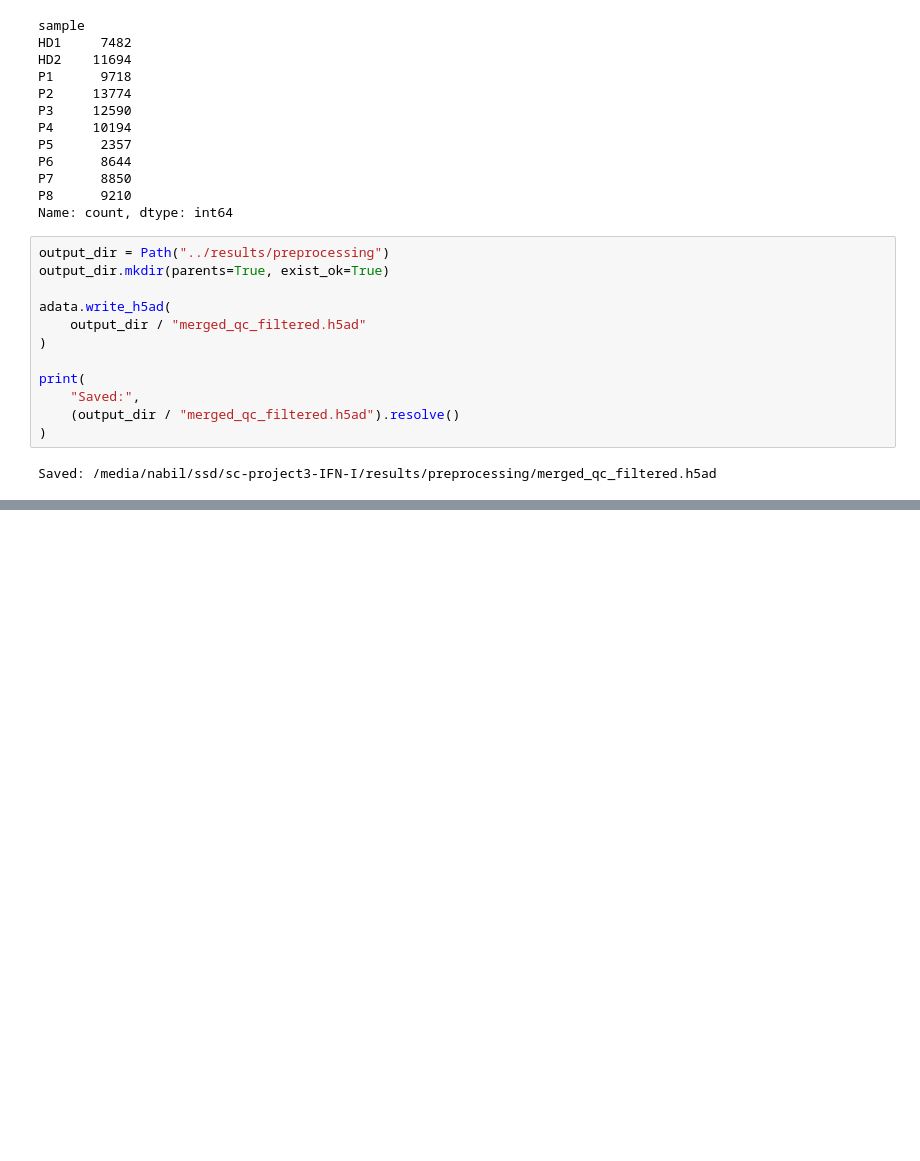
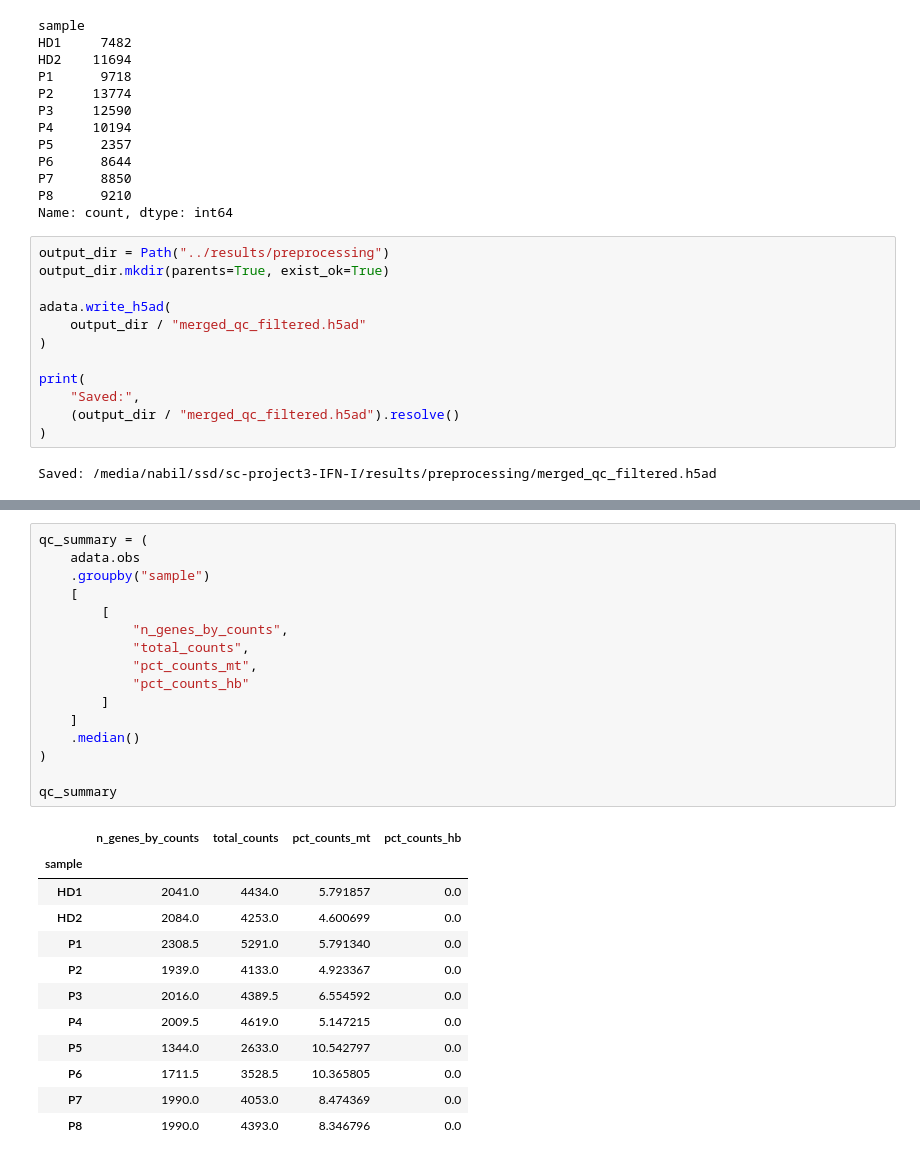
Before and after one commit to Ahmed-Nabil-31/sc-project3-IFN-I, a Jupyter notebook: notebooks/01_data_loading_qc.ipynb, the cells around one changed output, grey strips where cells are left out. Saved outputs shown, nothing was run; the diff lists cells and outputs as text; blank space fills up the shorter version.

```diff
--- a/notebooks/01_data_loading_qc.ipynb
+++ b/notebooks/01_data_loading_qc.ipynb
@@ -369,0 +470,29 @@ Saved: /media/nabil/ssd/sc-project3-IFN-I/results/preprocessing/merged_qc_filter
+# %%
+qc_summary = (
+    adata.obs
+    .groupby("sample")
+    [
+        [
+            "n_genes_by_counts",
+            "total_counts",
+            "pct_counts_mt",
+            "pct_counts_hb"
+        ]
+    ]
+    .median()
+)
+
+qc_summary
+# %% [output]
+|  | n_genes_by_counts | total_counts | pct_counts_mt | pct_counts_hb |
+| sample |  |  |  |  |
+| HD1 | 2041.0 | 4434.0 | 5.791857 | 0.0 |
+| HD2 | 2084.0 | 4253.0 | 4.600699 | 0.0 |
+| P1 | 2308.5 | 5291.0 | 5.791340 | 0.0 |
+| P2 | 1939.0 | 4133.0 | 4.923367 | 0.0 |
+| P3 | 2016.0 | 4389.5 | 6.554592 | 0.0 |
+| P4 | 2009.5 | 4619.0 | 5.147215 | 0.0 |
+| P5 | 1344.0 | 2633.0 | 10.542797 | 0.0 |
+| P6 | 1711.5 | 3528.5 | 10.365805 | 0.0 |
+| P7 | 1990.0 | 4053.0 | 8.474369 | 0.0 |
+| P8 | 1990.0 | 4393.0 | 8.346796 | 0.0 |
```
Also changed, not shown: parts of 10 cells of this notebook, 31 other files.
